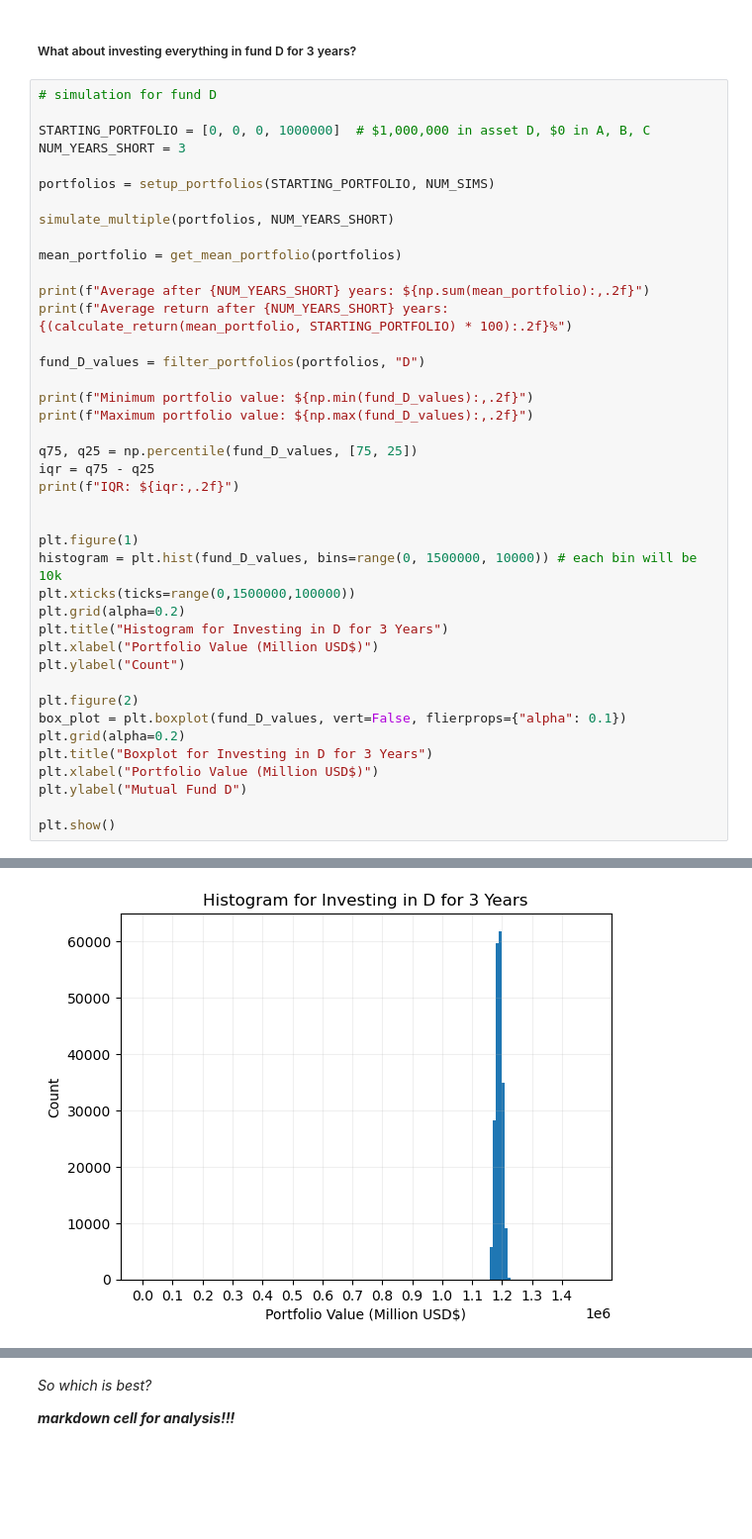
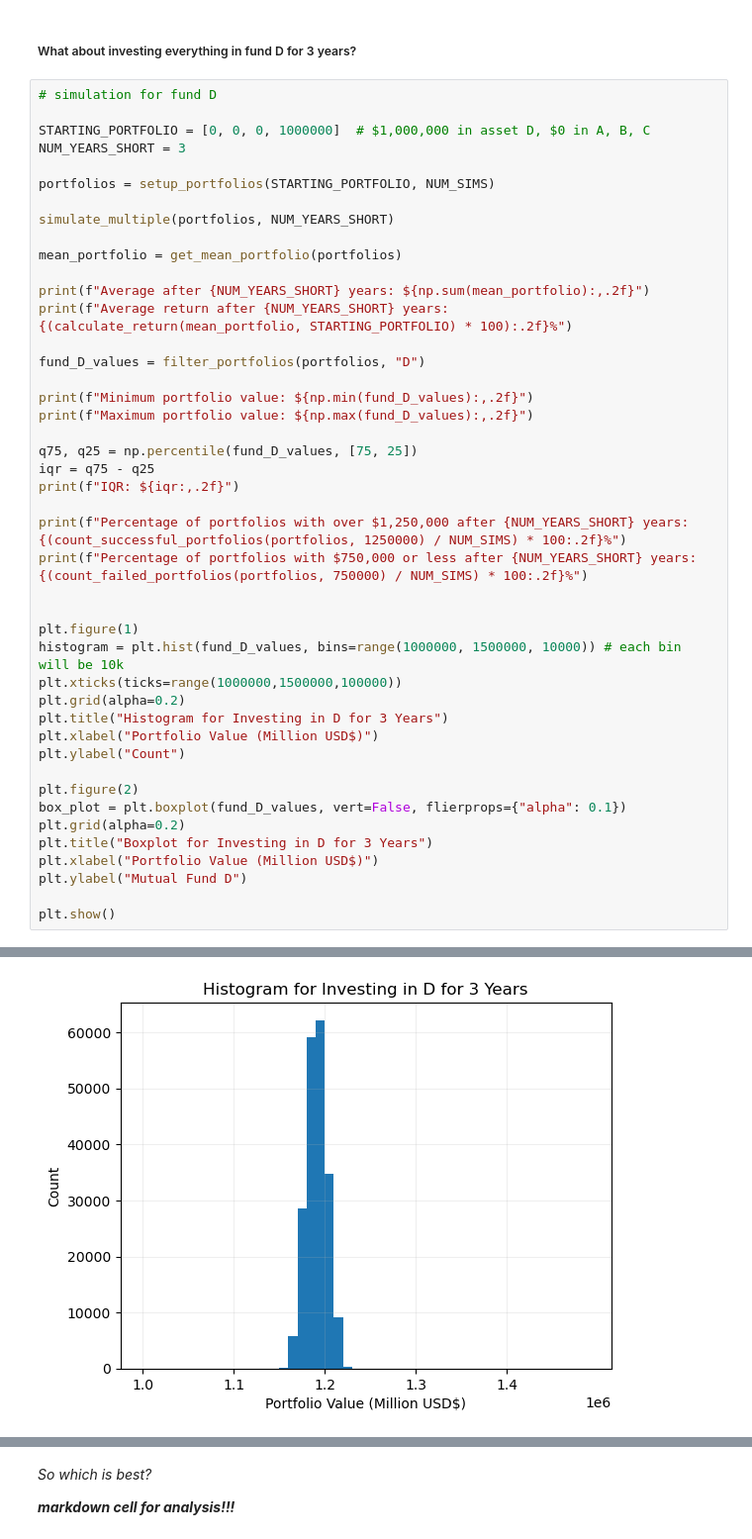
Before and after one commit to myin27/OR442-Term-Project, a Jupyter notebook: project.ipynb, the cells around one changed output, grey strips where cells are left out. Shown at 99% size. Cells and saved outputs as stored; diff of their text form; blank space fills up the shorter version.

```diff
--- a/project.ipynb
+++ b/project.ipynb
@@ -270,10 +279,13 @@ q75, q25 = np.percentile(fund_D_values, [75, 25])
 iqr = q75 - q25
 print(f"IQR: ${iqr:,.2f}")
 
+print(f"Percentage of portfolios with over $1,250,000 after {NUM_YEARS_SHORT} years: {(count_successful_portfolios(portfolios, 1250000) / NUM_SIMS) * 100:.2f}%")
+print(f"Percentage of portfolios with $750,000 or less after {NUM_YEARS_SHORT} years: {(count_failed_portfolios(portfolios, 750000) / NUM_SIMS) * 100:.2f}%")
+
 
 plt.figure(1)
-histogram = plt.hist(fund_D_values, bins=range(0, 1500000, 10000)) # each bin will be 10k
-plt.xticks(ticks=range(0,1500000,100000))
+histogram = plt.hist(fund_D_values, bins=range(1000000, 1500000, 10000)) # each bin will be 10k
+plt.xticks(ticks=range(1000000,1500000,100000))
 plt.grid(alpha=0.2)
 plt.title("Histogram for Investing in D for 3 Years")
 plt.xlabel("Portfolio Value (Million USD$)")
@@ -296,4 +310,4 @@ IQR: $15,856.64
-[figure, old version]
+[figure, new version]
 [figure]
 # %%
 # combining outcomes for funds A, B, C, D into one histogram for simplicity
```
Also changed, not shown: parts of 4 cells of this notebook.
